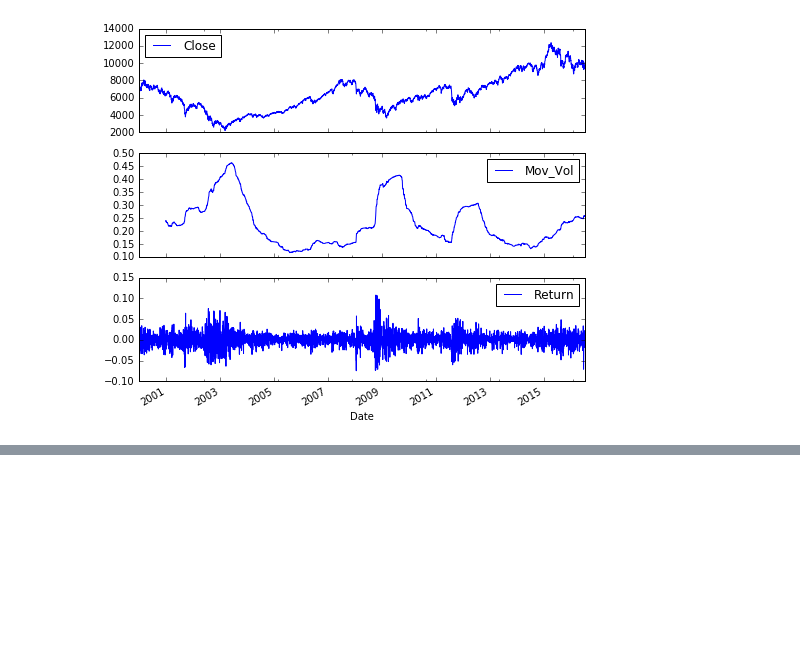
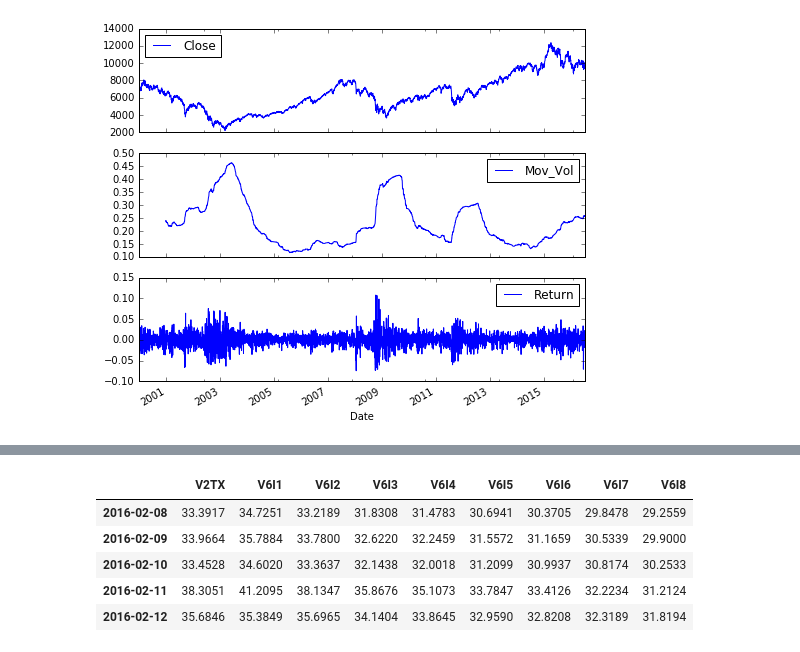
Before and after one commit to AlexPetit12/PythonForFinance, a Jupyter notebook: Chapter6_FinancialTimeSeries.ipynb, the cells around one changed output, grey strips where cells are left out. Drawn from its saved outputs; the diff is of its cells as text; code cells hidden in the pictures; blank space fills up the shorter version.

```diff
--- a/Chapter6_FinancialTimeSeries.ipynb
+++ b/Chapter6_FinancialTimeSeries.ipynb
@@ -347,0 +433,12 @@ array([<matplotlib.axes._subplots.AxesSubplot object at 0x...>,
+# %%
+vs = pd.read_csv('./data/vs.txt', index_col=0, header=2,
+                 parse_dates=True, sep=',', dayfirst=True)
+del vs.index.name
+vs.tail()
+# %% [output]
+|  | V2TX | V6I1 | V6I2 | V6I3 | V6I4 | V6I5 | V6I6 | V6I7 | V6I8 |
+| 2016-02-08 | 33.3917 | 34.7251 | 33.2189 | 31.8308 | 31.4783 | 30.6941 | 30.3705 | 29.8478 | 29.2559 |
+| 2016-02-09 | 33.9664 | 35.7884 | 33.7800 | 32.6220 | 32.2459 | 31.5572 | 31.1659 | 30.5339 | 29.9000 |
+| 2016-02-10 | 33.4528 | 34.6020 | 33.3637 | 32.1438 | 32.0018 | 31.2099 | 30.9937 | 30.8174 | 30.2533 |
+| 2016-02-11 | 38.3051 | 41.2095 | 38.1347 | 35.8676 | 35.1073 | 33.7847 | 33.4126 | 32.2234 | 31.2124 |
+| 2016-02-12 | 35.6846 | 35.3849 | 35.6965 | 34.1404 | 33.8645 | 32.9590 | 32.8208 | 32.3189 | 31.8194 |
```
Also changed, not shown: parts of 37 cells of this notebook, 1 other file.
